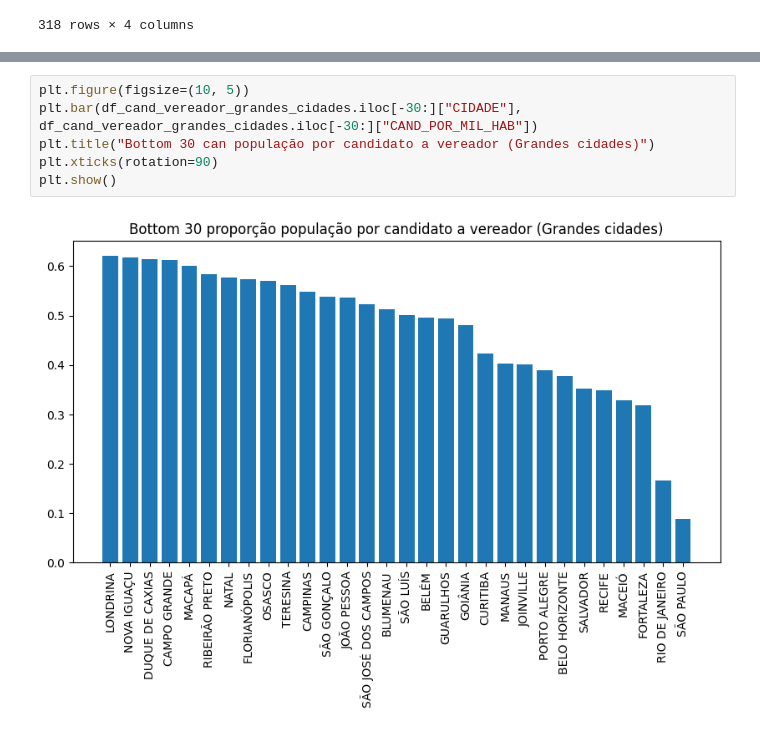
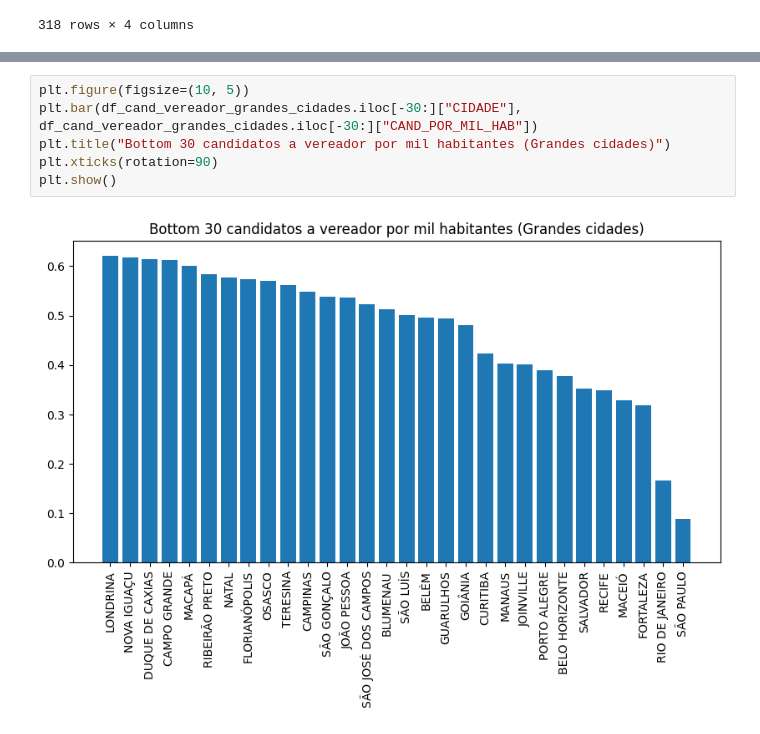
Before and after one commit to nfmmendes/eleicoes-2024-brasil, a Jupyter notebook: Eleições 2024.ipynb, the cells around one changed output, grey strips where cells are left out. Cells and saved outputs as stored; diff of their text form.

```diff
--- a/Eleições 2024.ipynb
+++ b/Eleições 2024.ipynb
@@ -114,8 +114,8 @@ plt.show()
 # %%
 plt.figure(figsize=(10, 5))
 plt.bar(df_cand_vereador_grandes_cidades.iloc[-30:]["CIDADE"], df_cand_vereador_grandes_cidades.iloc[-30:]["CAND_POR_MIL_HAB"])
-plt.title("Bottom 30 can população por candidato a vereador (Grandes cidades)")
+plt.title("Bottom 30 candidatos a vereador por mil habitantes (Grandes cidades)")
 plt.xticks(rotation=90)
 plt.show()
 # %% [output]
-[figure, old version]
+[figure, new version]
```
Also changed, not shown: parts of 5 cells of this notebook.
